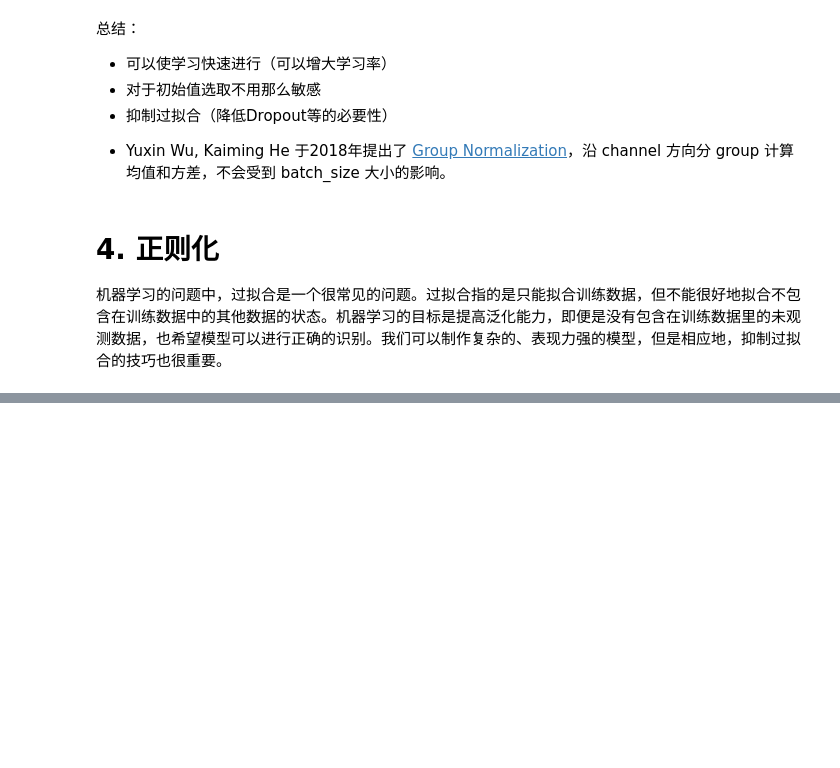
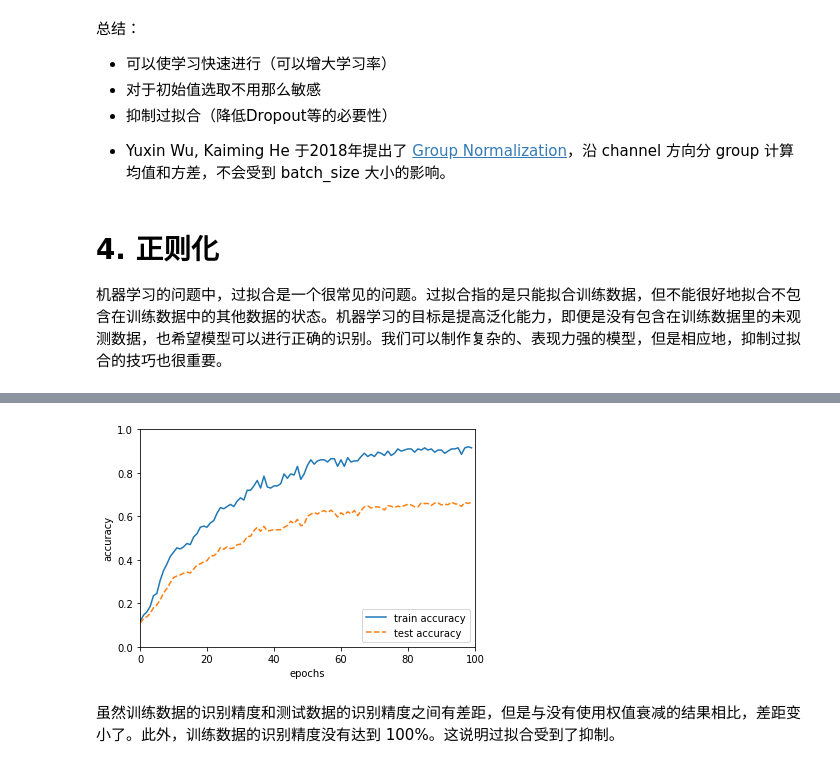
Before and after one commit to devonchenc/python-deep-learning, a Jupyter notebook: 12.Optimization_and_regularization.ipynb, the cells around one changed output, grey strips where cells are left out. Saved outputs shown, nothing was run; the diff lists cells and outputs as text; code cells hidden in the pictures; blank space fills up the shorter version.

```diff
--- a/12.Optimization_and_regularization.ipynb
+++ b/12.Optimization_and_regularization.ipynb
@@ -464,0 +518,32 @@ $$ y_i \leftarrow \gamma \hat x_i + \beta $$
+# %%
+network = MultiLayerNet(input_size=784, hidden_size_list=[100, 100, 100, 100, 100, 100],
+                        output_size=10, weight_decay_lambda=0.1)
+train_acc_list = []
+test_acc_list = []
+
+for i in range(int(iter_per_epoch) * max_epochs):
+    batch_mask = np.random.choice(train_size, batch_size)
+    images_batch = train_images[batch_mask]
+    labels_batch = train_labels[batch_mask]
+
+    grads = network.gradient(images_batch, labels_batch)
+    optimizer.update(network.params, grads)
+
+    if i % iter_per_epoch == 0:
+        train_acc = network.accuracy(train_images, train_labels)
+        test_acc = network.accuracy(test_images, test_labels)
+        train_acc_list.append(train_acc)
+        test_acc_list.append(test_acc)
+
+plt.plot(x, train_acc_list, label='train accuracy')
+plt.plot(x, test_acc_list, linestyle="--", label='test accuracy')
+plt.xlim(0, max_epochs)
+plt.ylim(0, 1)
+plt.xlabel("epochs")
+plt.ylabel("accuracy")
+plt.legend(loc='lower right')
+plt.show()
+# %% [output]
+[figure, added]
+# %% [markdown]
+虽然训练数据的识别精度和测试数据的识别精度之间有差距，但是与没有使用权值衰减的结果相比，差距变小了。此外，训练数据的识别精度没有达到 100%。这说明过拟合受到了抑制。
```
Also changed, not shown: parts of 20 cells of this notebook, 1 other file.
